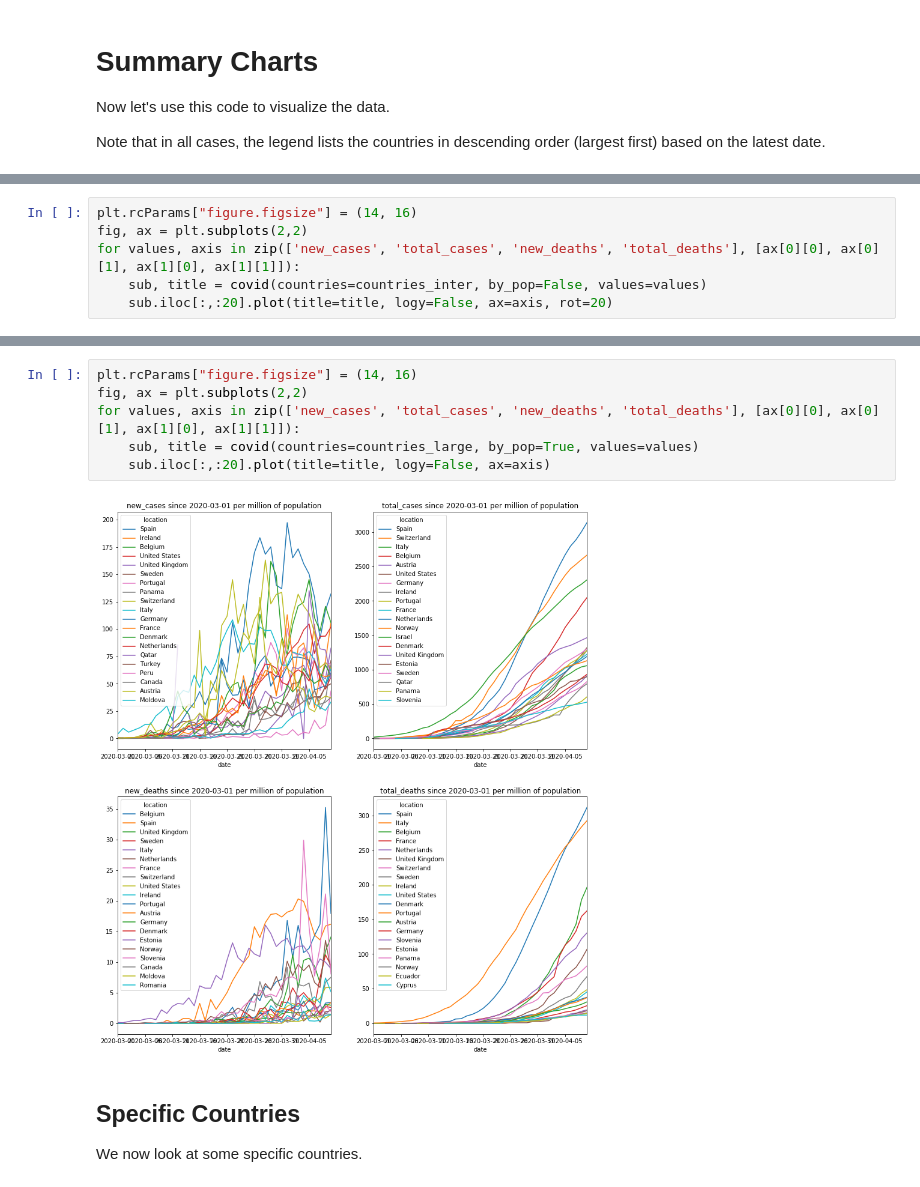
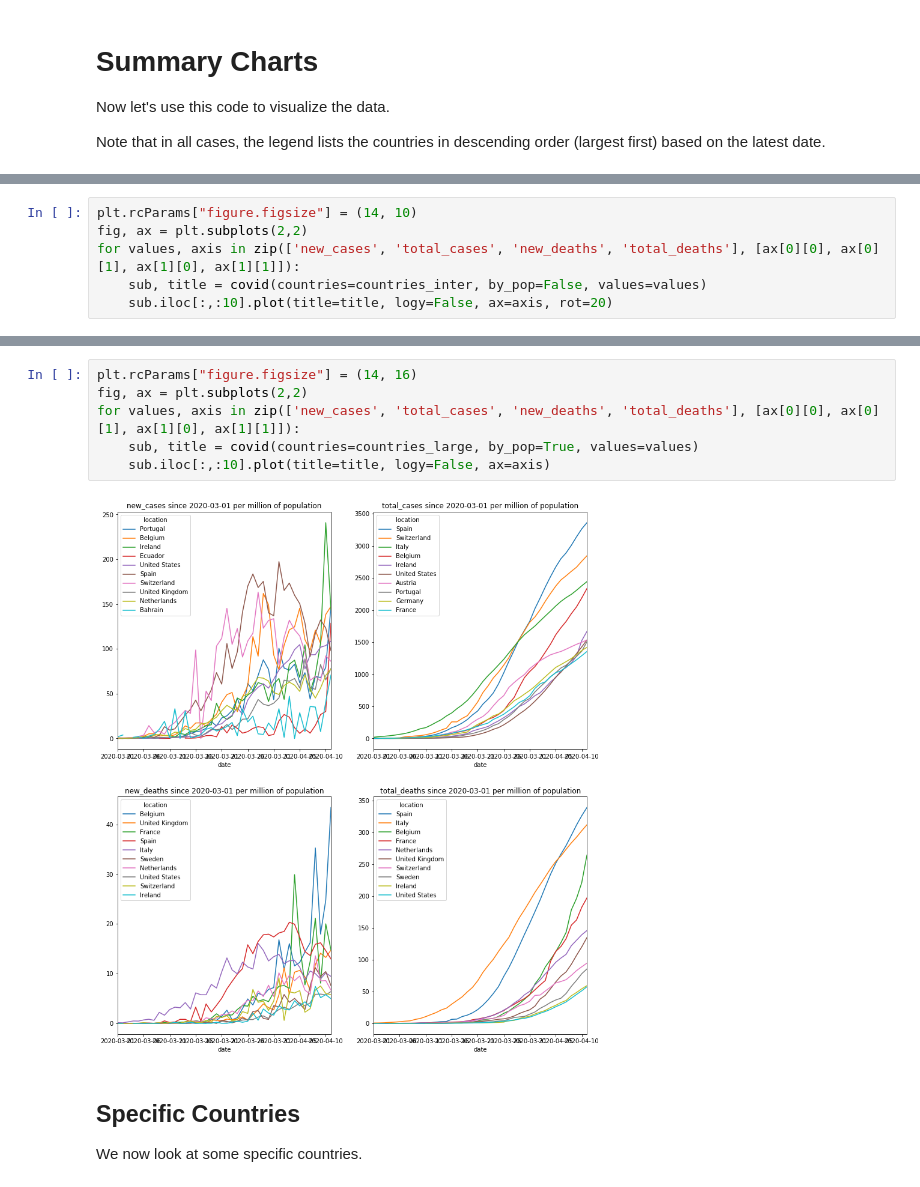
Before and after one commit to bakirl/covid19-tracker, a Jupyter notebook: covid19.ipynb, the cells around one changed output, grey strips where cells are left out. Drawn from its saved outputs; the diff is of its cells as text.

```diff
--- a/covid19.ipynb
+++ b/covid19.ipynb
@@ -117,8 +117,8 @@ Note that in all cases, the legend lists the countries in descending order (larg
 First, we look at the number of new cases, total cases, new deaths, and total deaths per country since 1 March 2020. In each case, the top 20 countries are shown.
 # %%
-plt.rcParams["figure.figsize"] = (14, 16)
+plt.rcParams["figure.figsize"] = (14, 10)
 fig, ax = plt.subplots(2,2)
 for values, axis in zip(['new_cases', 'total_cases', 'new_deaths', 'total_deaths'], [ax[0][0], ax[0][1], ax[1][0], ax[1][1]]):
     sub, title = covid(countries=countries_inter, by_pop=False, values=values)
-    sub.iloc[:,:20].plot(title=title, logy=False, ax=axis, rot=20)
+    sub.iloc[:,:10].plot(title=title, logy=False, ax=axis, rot=20)
 # %% [output]
@@ -129,11 +129,11 @@ Now let's adjust for population by dividing the number of cases/deaths by the po
 # %%
 plt.rcParams["figure.figsize"] = (14, 16)
 fig, ax = plt.subplots(2,2)
 for values, axis in zip(['new_cases', 'total_cases', 'new_deaths', 'total_deaths'], [ax[0][0], ax[0][1], ax[1][0], ax[1][1]]):
     sub, title = covid(countries=countries_large, by_pop=True, values=values)
-    sub.iloc[:,:20].plot(title=title, logy=False, ax=axis)
+    sub.iloc[:,:10].plot(title=title, logy=False, ax=axis)
 # %% [output]
-[figure, old version]
+[figure, new version]
 # %% [markdown]
 ## Specific Countries
 We now look at some specific countries.
```
Also changed, not shown: parts of 16 cells of this notebook.
